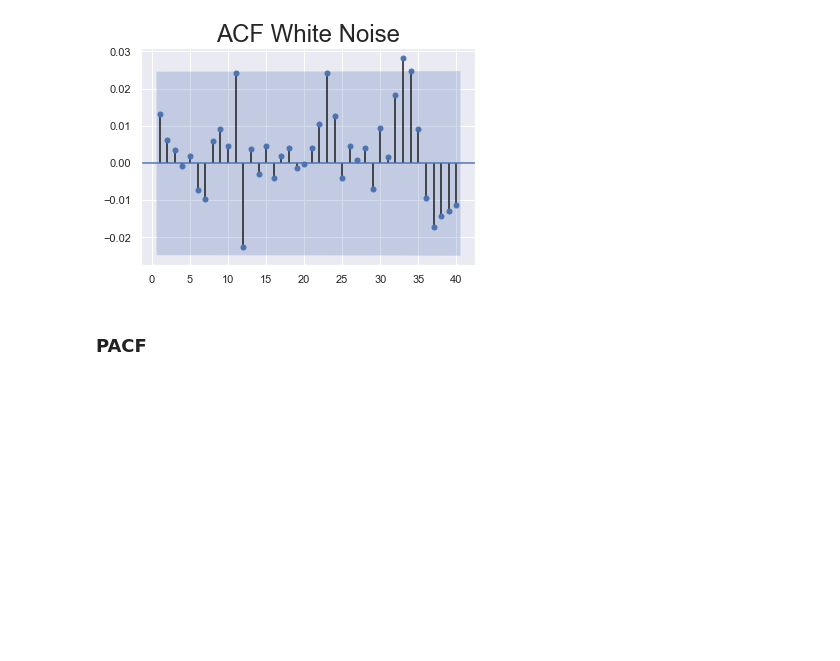
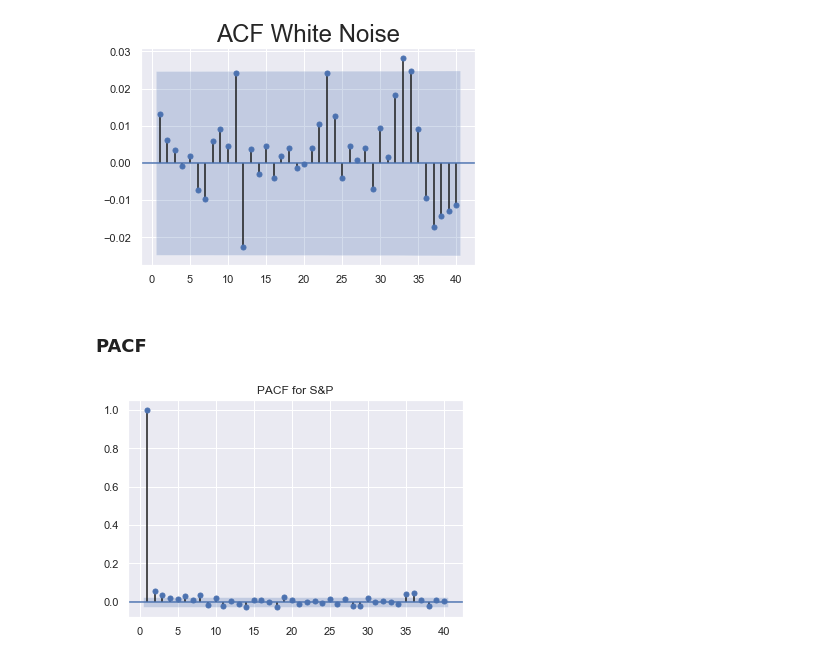
Before and after one commit to dinaabdulrasoul/Time-Series-Analysis-with-Python, a Jupyter notebook: time_series_analysis.ipynb, the cells around one changed output. Drawn from its saved outputs; the diff is of its cells as text; code cells hidden in the pictures; blank space fills up the shorter version.

```diff
--- a/time_series_analysis.ipynb
+++ b/time_series_analysis.ipynb
@@ -440,3 +440,9 @@ plt.show()
 [figure]
 # %% [markdown]
 ### PACF
+# %%
+sgt.plot_pacf(df_train.market_value, lags = 40, zero = False, method = ('ols'))
+plt.title("PACF for S&P")
+plt.show()
+# %% [output]
+[figure, added]
```
Also changed, not shown: parts of 2 cells of this notebook.
